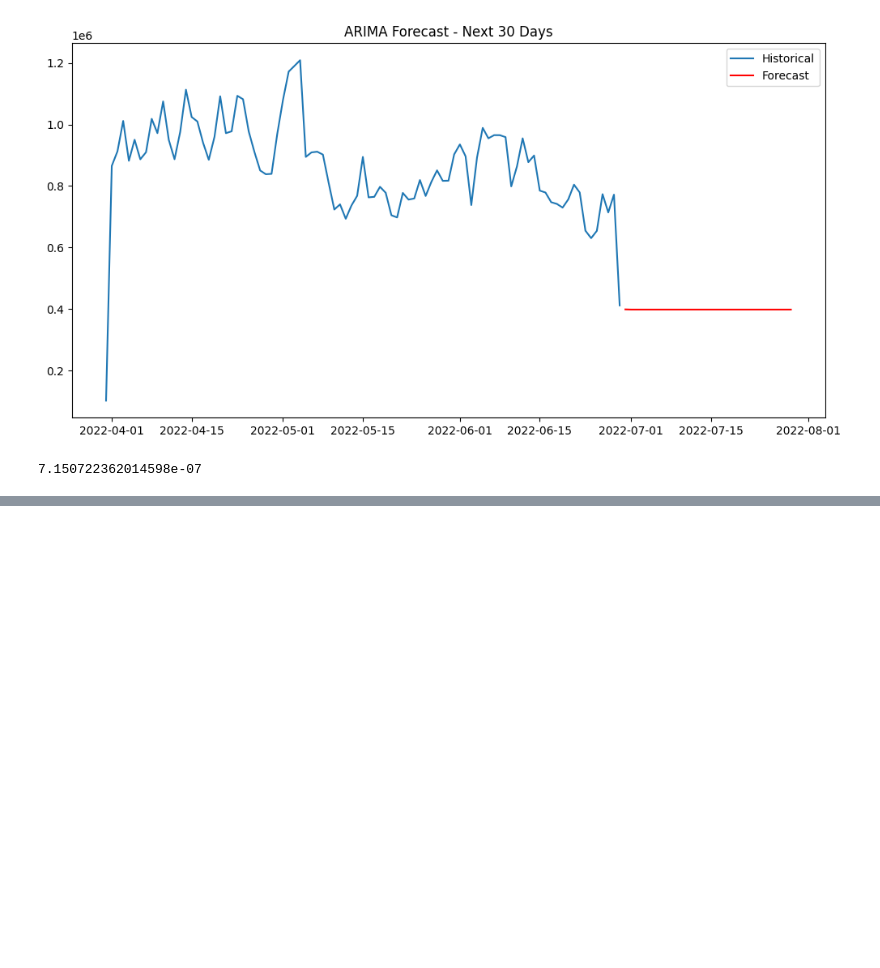
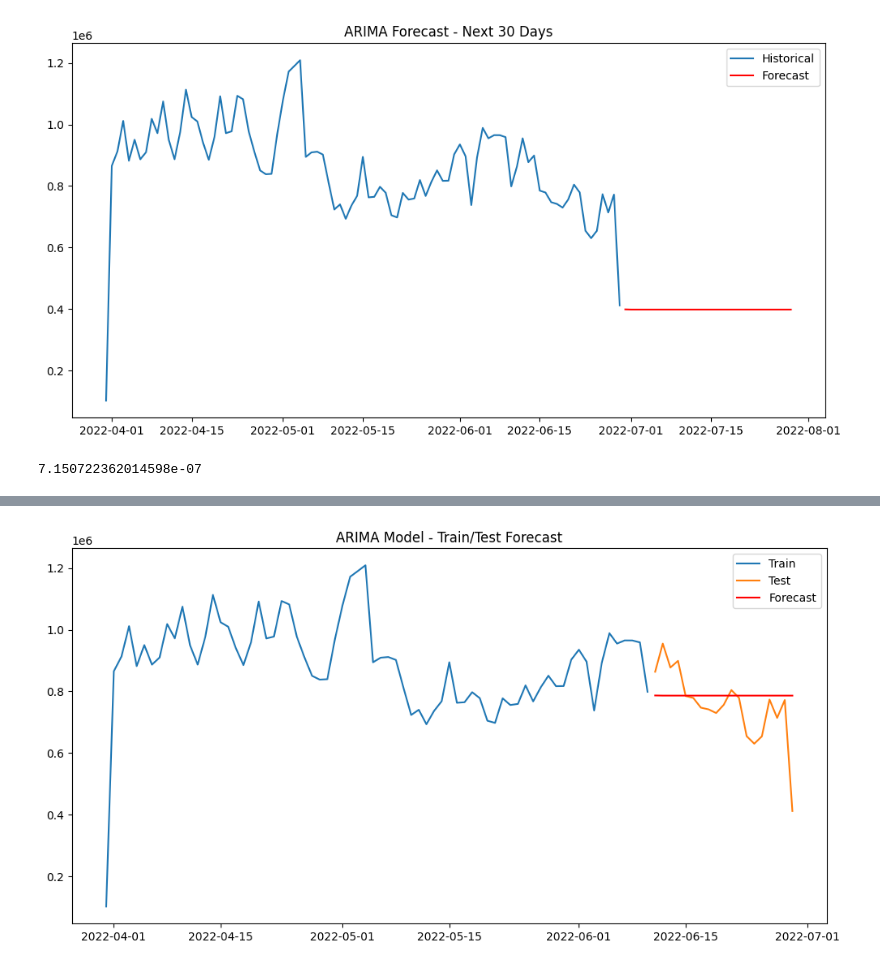
Before and after one commit to SakshamDevloper/Sales-Forecasting, a Jupyter notebook: notebooks/02_ARIMA_Model.ipynb, the cells around one changed output, grey strips where cells are left out. Saved outputs shown, nothing was run; the diff lists cells and outputs as text; code cells hidden in the pictures; blank space fills up the shorter version.

Commit message:
Added ARIMA modeling and ADF test

```diff
--- a/notebooks/02_ARIMA_Model.ipynb
+++ b/notebooks/02_ARIMA_Model.ipynb
@@ -79,3 +79,95 @@ Warnings:
 [2] Covariance matrix is singular or near-singular, with condition number 2.28e+34. Standard errors may be unstable.
 [figure]
 7.150722362014598e-07
+# %%
+import pandas as pd
+import numpy as np
+import matplotlib.pyplot as plt
+
+from statsmodels.tsa.stattools import adfuller
+from statsmodels.tsa.arima.model import ARIMA
+from sklearn.metrics import mean_squared_error, mean_absolute_error
+
+df = pd.read_csv('/content/drive/MyDrive/raw_sales.csv', low_memory=False)
+
+df["Date"] = pd.to_datetime(df["Date"], errors="coerce")
+df["Amount"] = pd.to_numeric(df["Amount"], errors="coerce")
+
+df = df.dropna(subset=["Date", "Amount"])
+df = df.sort_values("Date")
+
+daily_revenue = df.groupby("Date")["Amount"].sum()
+
+full_dates = pd.date_range(start=daily_revenue.index.min(),
+                           end=daily_revenue.index.max())
+
+daily_revenue = daily_revenue.reindex(full_dates, fill_value=0)
+
+daily_revenue.head()
+
+df = pd.read_csv('/content/drive/MyDrive/raw_sales.csv', low_memory=False)
+
+df["Date"] = pd.to_datetime(df["Date"], errors="coerce")
+df["Amount"] = pd.to_numeric(df["Amount"], errors="coerce")
+
+df = df.dropna(subset=["Date", "Amount"])
+df = df.sort_values("Date")
+
+daily_revenue = df.groupby("Date")["Amount"].sum()
+
+full_dates = pd.date_range(start=daily_revenue.index.min(),
+                           end=daily_revenue.index.max())
+
+daily_revenue = daily_revenue.reindex(full_dates, fill_value=0)
+
+daily_revenue.head()
+
+result = adfuller(daily_revenue)
+
+print("ADF Statistic:", result[0])
+print("p-value:", result[1])
+
+train_size = int(len(daily_revenue) * 0.8)
+
+train = daily_revenue[:train_size]
+test = daily_revenue[train_size:]
+
+print("Train size:", len(train))
+print("Test size:", len(test))
+
+model = ARIMA(train, order=(1,1,1))
+model_fit = model.fit()
+
+print(model_fit.summary())
+
+forecast_test = model_fit.forecast(steps=len(test))
+
+rmse = np.sqrt(mean_squared_error(test, forecast_test))
+mae = mean_absolute_error(test, forecast_test)
+mape = np.mean(np.abs((test - forecast_test) / test)) * 100
+
+print("RMSE:", rmse)
+print("MAE:", mae)
+print("MAPE:", mape)
+
+plt.figure(figsize=(12,6))
+plt.plot(train.index, train, label="Train")
+plt.plot(test.index, test, label="Test")
+plt.plot(test.index, forecast_test, label="Forecast", color="red")
+
+plt.legend()
+plt.title("ARIMA Model - Train/Test Forecast")
+plt.show()
+
+final_model = ARIMA(daily_revenue, order=(1,1,1))
+final_fit = final_model.fit()
+
+future_forecast = final_fit.forecast(steps=30)
+
+plt.figure(figsize=(12,6))
+plt.plot(daily_revenue, label="Historical")
+plt.plot(future_forecast.index, future_forecast, label="Future Forecast", color="red")
+plt.legend()
+plt.title("ARIMA Forecast - Next 30 Days")
+plt.show()
+# %% [output]
@@ -81,0 +191 @@ Warnings:
+[figure, added]
```
Also changed, not shown: parts of 1 cell of this notebook.
